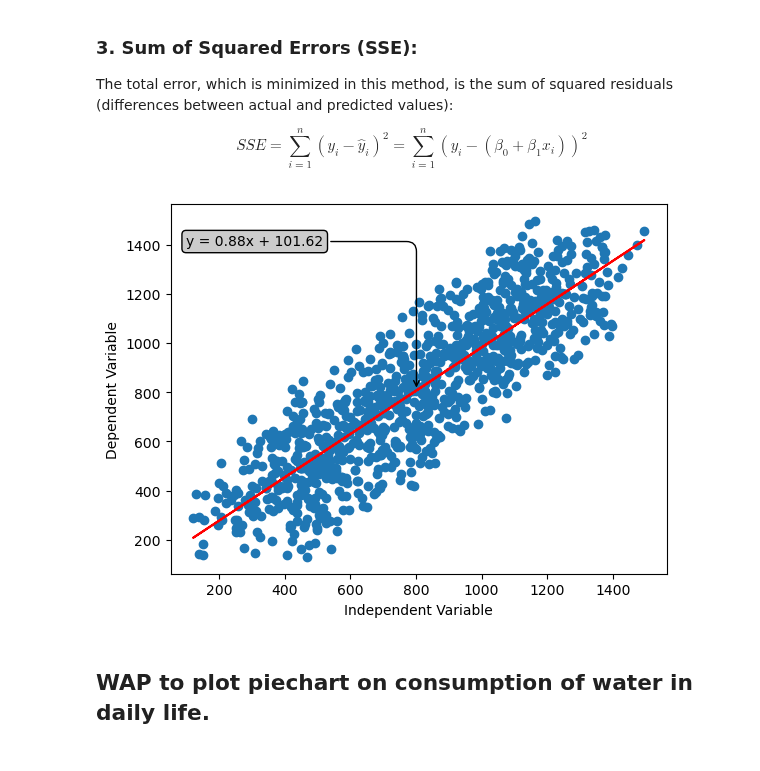
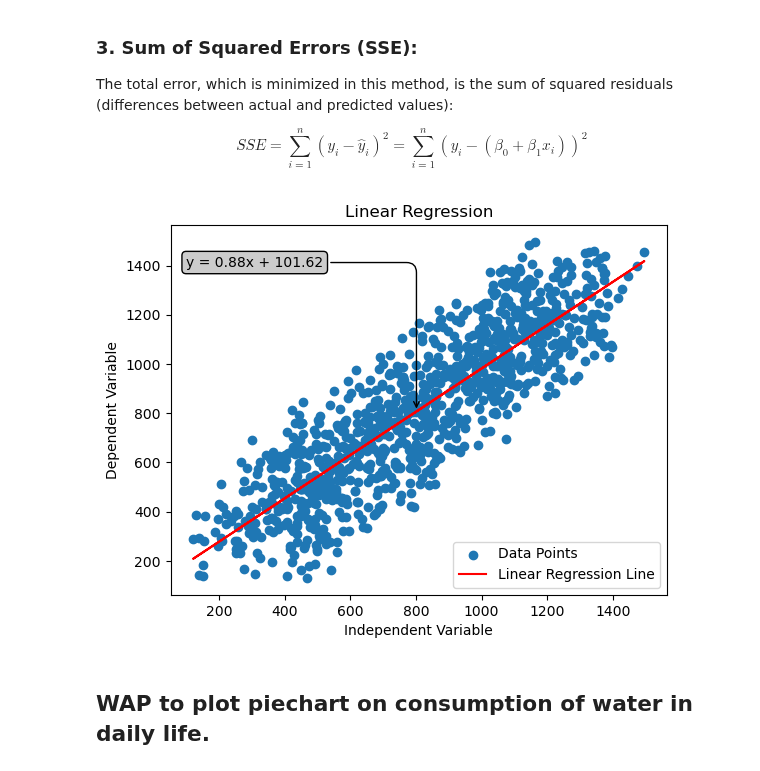
Before and after one commit to AumGupta/mor, a Jupyter notebook: Practicals/Final Practical File/main.ipynb, the cells around one changed output. Saved outputs shown, nothing was run; the diff lists cells and outputs as text; code cells hidden in the pictures.

Commit message:
Fixed Linear Regression Graph

```diff
--- a/Practicals/Final Practical File/main.ipynb
+++ b/Practicals/Final Practical File/main.ipynb
@@ -771,14 +771,16 @@ b = (y.sum() - m*x.sum())/n
 y_ = m*x + b # Equation of Linear Regression Line
 # %%
 import matplotlib.pyplot as plt
-plt.scatter(x,y)
-plt.plot(x,y_, color = 'r')
+plt.scatter(x,y, label = "Data Points")
+plt.plot(x,y_, color = 'r', label = "Linear Regression Line")
 plt.xlabel("Independent Variable")
 plt.ylabel("Dependent Variable")
 plt.annotate(f"y = {m:.2f}x + {b:.2f}", xy=(x.mean(), m*x.mean()+b), xytext=(100, y.max()-100), arrowprops=dict( arrowstyle = "->", connectionstyle = "angle, angleA = 0, angleB = 90, rad = 10"), bbox = dict(boxstyle ="round", fc ="0.8"), fontsize=10)
+plt.legend(loc='lower right')
+plt.title("Linear Regression")
 plt.show()
 # %% [output]
-[figure, old version]
+[figure, new version]
 # %% [markdown]
 
 ## WAP to plot piechart on consumption of water in daily life.
```
